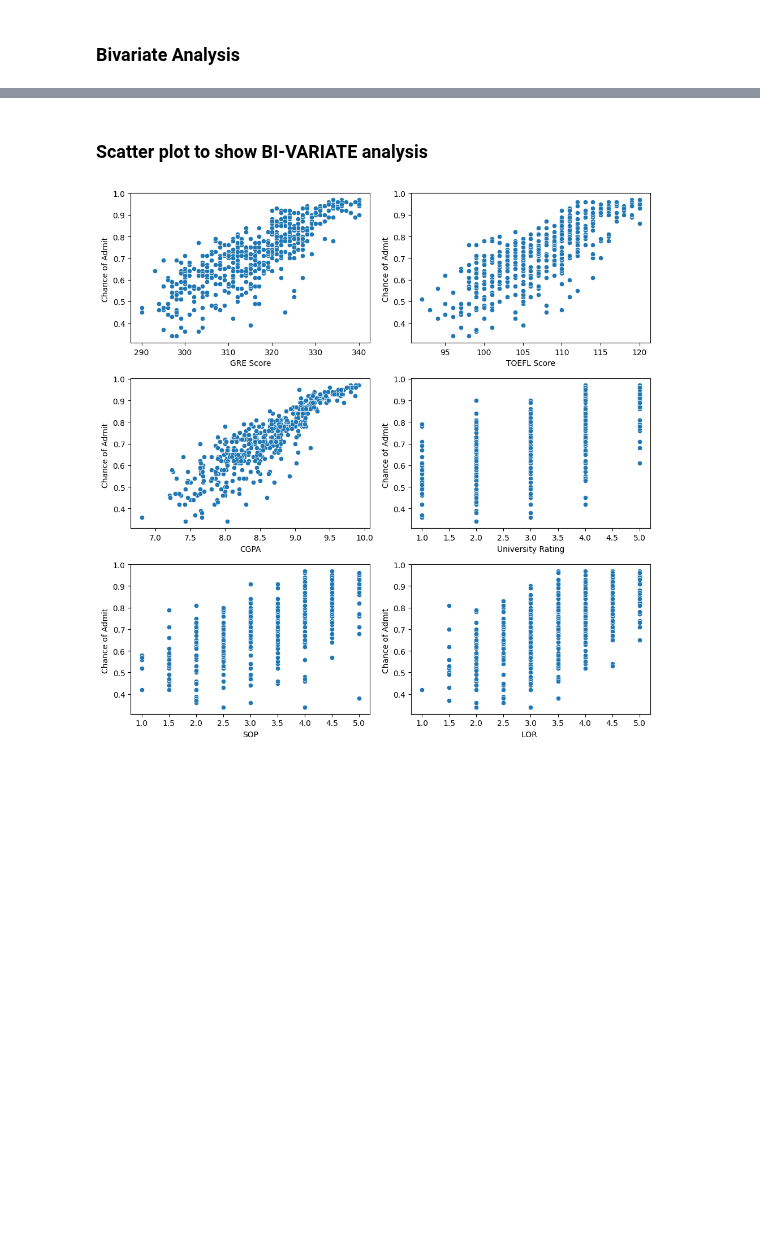
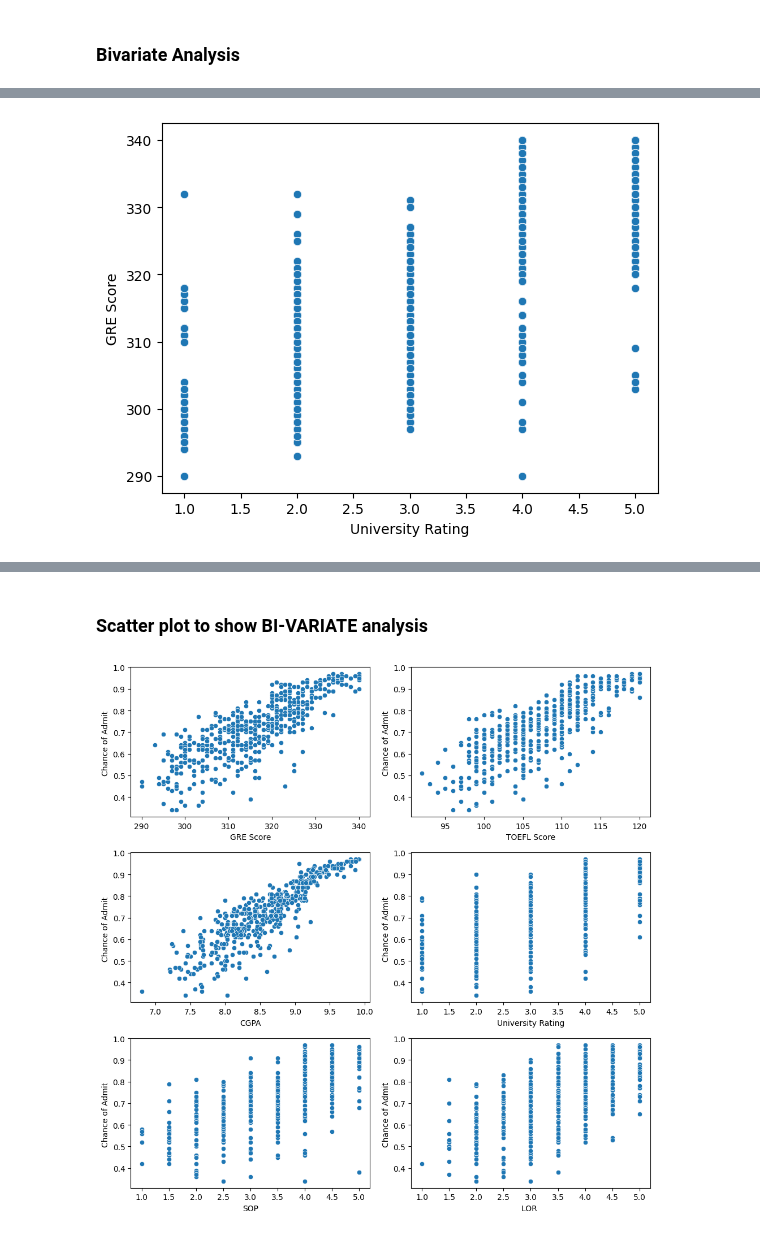
Before and after one commit to akshayabhale1406/SCLR_Jamboree_Education_Linear_Regression, a Jupyter notebook: Jamboree_Education_Linear_Regression.ipynb, the cells around one changed output, grey strips where cells are left out. Saved outputs shown, nothing was run; the diff lists cells and outputs as text; code cells hidden in the pictures; blank space fills up the shorter version.

```diff
--- a/Jamboree_Education_Linear_Regression.ipynb
+++ b/Jamboree_Education_Linear_Regression.ipynb
@@ -127,0 +153,5 @@ df_scatter_plot = df_non_serial[["GRE Score", "TOEFL Score", "CGPA", "University
+# %%
+sns.scatterplot(x = "University Rating", y = "GRE Score", data=df)
+plt.show()
+# %% [output]
+[figure, added]
```
Also changed, not shown: parts of 10 cells of this notebook.
